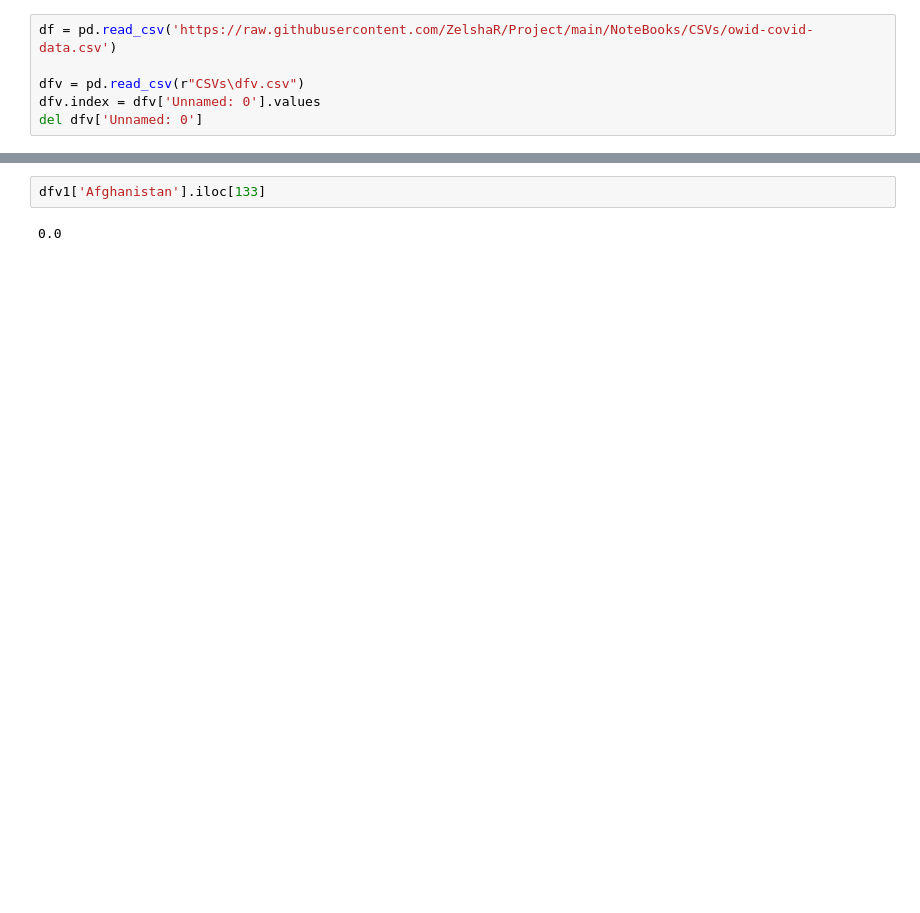
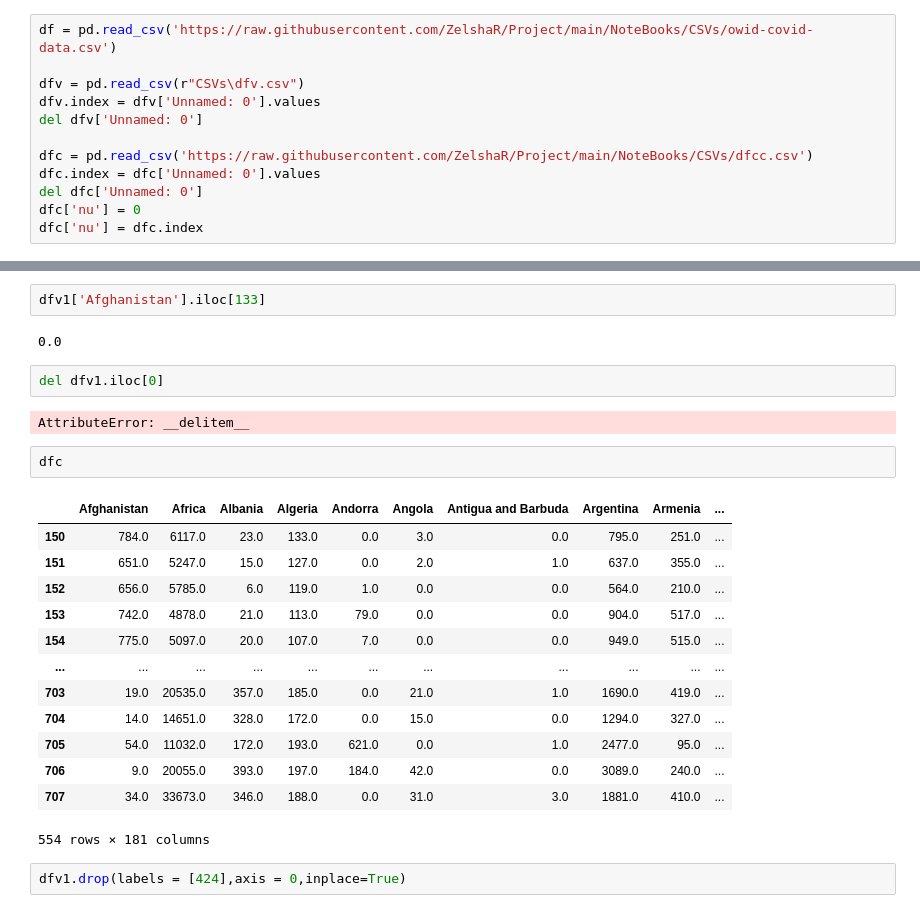
Before and after one commit to ZelshaR/Project, a Jupyter notebook: NoteBooks/Опять работаю с данными.ipynb, the cells around one changed output, grey strips where cells are left out. Drawn from its saved outputs; the diff is of its cells as text; blank space fills up the shorter version.

```diff
--- a/NoteBooks/Опять работаю с данными.ipynb
+++ b/NoteBooks/Опять работаю с данными.ipynb
@@ -10,6 +10,12 @@ df = pd.read_csv('https://raw.githubusercontent.com/ZelshaR/Project/main/NoteBoo
 dfv = pd.read_csv(r"CSVs\dfv.csv")
 dfv.index = dfv['Unnamed: 0'].values
 del dfv['Unnamed: 0']
+
+dfc = pd.read_csv('https://raw.githubusercontent.com/ZelshaR/Project/main/NoteBooks/CSVs/dfcc.csv')
+dfc.index = dfc['Unnamed: 0'].values
+del dfc['Unnamed: 0']
+dfc['nu'] = 0
+dfc['nu'] = dfc.index
 # %%
 df
 # %% [output]
@@ -101,3 +128,25 @@ Zimbabwe 705
 dfv1['Afghanistan'].iloc[133]
 # %% [output]
 0.0
+# %%
+del dfv1.iloc[0]
+# %% [output]
+AttributeError: __delitem__
+# %%
+dfc
+# %% [output]
+|  | Afghanistan | Africa | Albania | Algeria | Andorra | Angola | Antigua and Barbuda | Argentina | Armenia | ... |
+| 150 | 784.0 | 6117.0 | 23.0 | 133.0 | 0.0 | 3.0 | 0.0 | 795.0 | 251.0 | ... |
+| 151 | 651.0 | 5247.0 | 15.0 | 127.0 | 0.0 | 2.0 | 1.0 | 637.0 | 355.0 | ... |
+| 152 | 656.0 | 5785.0 | 6.0 | 119.0 | 1.0 | 0.0 | 0.0 | 564.0 | 210.0 | ... |
+| 153 | 742.0 | 4878.0 | 21.0 | 113.0 | 79.0 | 0.0 | 0.0 | 904.0 | 517.0 | ... |
+| 154 | 775.0 | 5097.0 | 20.0 | 107.0 | 7.0 | 0.0 | 0.0 | 949.0 | 515.0 | ... |
+| ... | ... | ... | ... | ... | ... | ... | ... | ... | ... | ... |
+| 703 | 19.0 | 20535.0 | 357.0 | 185.0 | 0.0 | 21.0 | 1.0 | 1690.0 | 419.0 | ... |
+| 704 | 14.0 | 14651.0 | 328.0 | 172.0 | 0.0 | 15.0 | 0.0 | 1294.0 | 327.0 | ... |
+| 705 | 54.0 | 11032.0 | 172.0 | 193.0 | 621.0 | 0.0 | 1.0 | 2477.0 | 95.0 | ... |
+| 706 | 9.0 | 20055.0 | 393.0 | 197.0 | 184.0 | 42.0 | 0.0 | 3089.0 | 240.0 | ... |
+| 707 | 34.0 | 33673.0 | 346.0 | 188.0 | 0.0 | 31.0 | 3.0 | 1881.0 | 410.0 | ... |
+554 rows × 181 columns
+# %%
+dfv1.drop(labels = [424],axis = 0,inplace=True)
```
Also changed, not shown: parts of 7 cells of this notebook, 1 other file.
